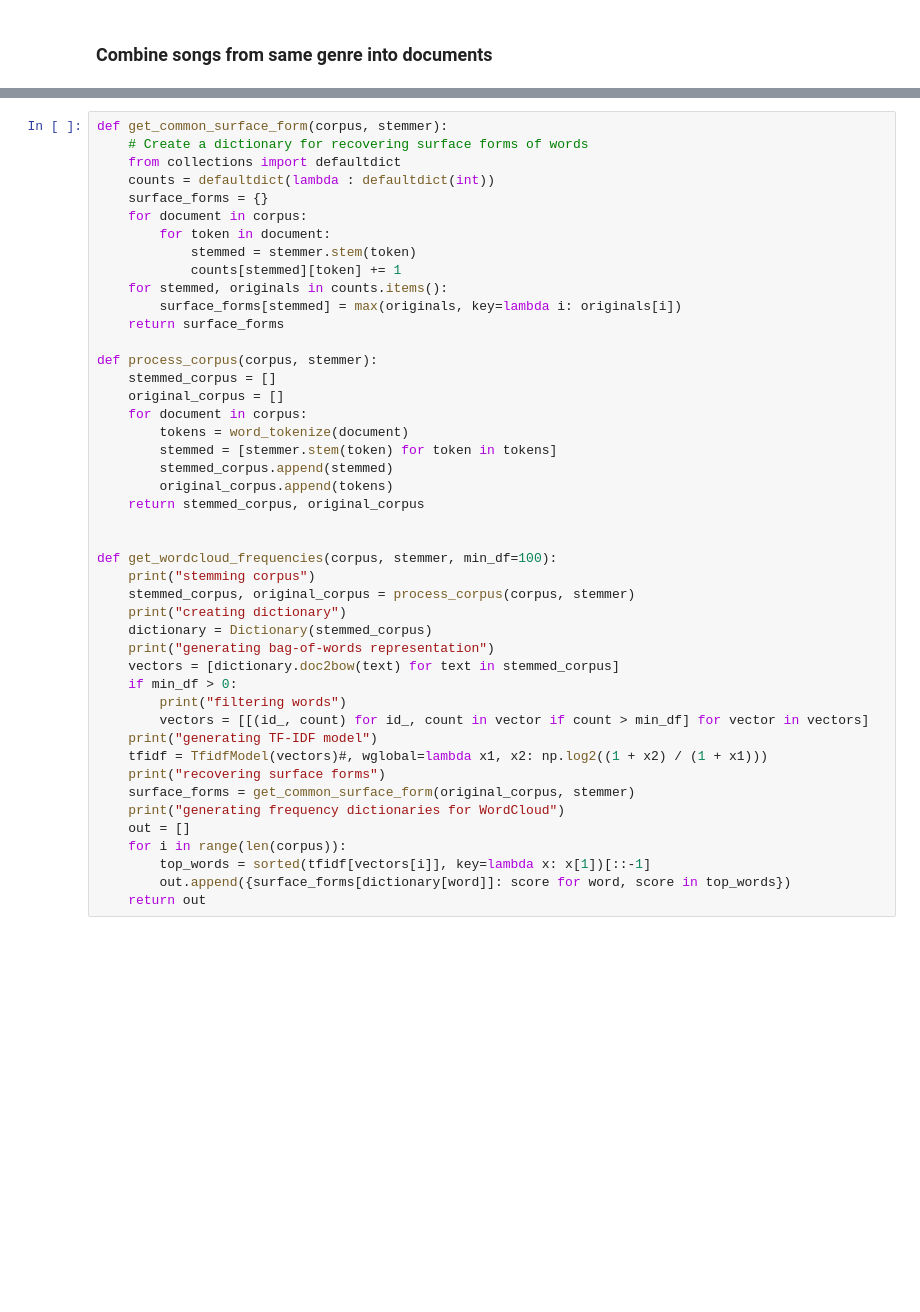
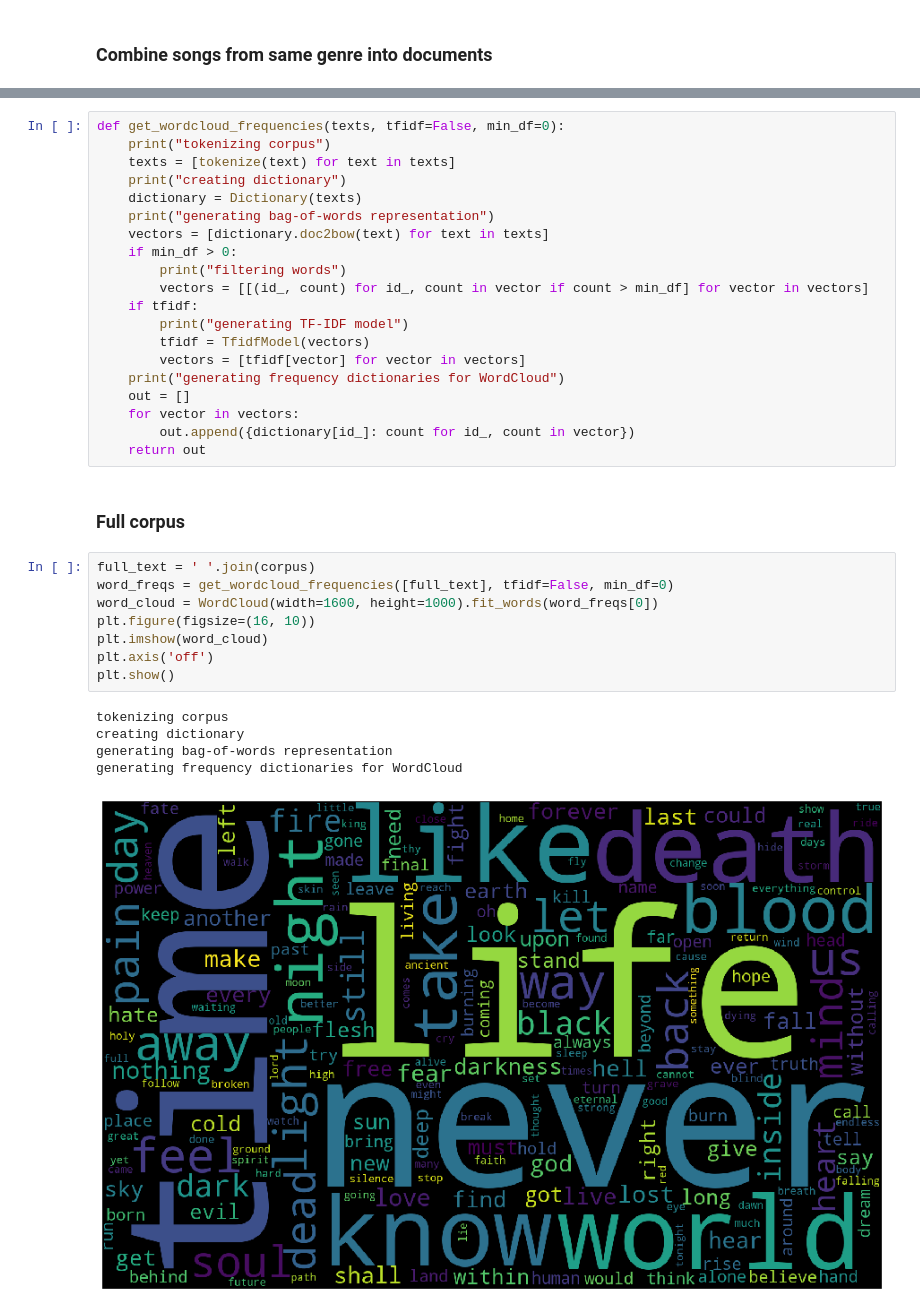
Before and after one commit to pdqnguyen/metallyrics, a Jupyter notebook: lyrics1.ipynb, the cells around one changed output, grey strips where cells are left out. Saved outputs shown, nothing was run; the diff lists cells and outputs as text; blank space fills up the shorter version.

```diff
--- a/lyrics1.ipynb
+++ b/lyrics1.ipynb
@@ -100,45 +72,36 @@ for language in languages:
 # %%
-def get_common_surface_form(corpus, stemmer):
-    # Create a dictionary for recovering surface forms of words
-    from collections import defaultdict
-    counts = defaultdict(lambda : defaultdict(int))
-    surface_forms = {}
-    for document in corpus:
-        for token in document:
-            stemmed = stemmer.stem(token)
-            counts[stemmed][token] += 1
-    for stemmed, originals in counts.items():
-        surface_forms[stemmed] = max(originals, key=lambda i: originals[i])
-    return surface_forms
-
-def process_corpus(corpus, stemmer):
-    stemmed_corpus = []
-    original_corpus = []
-    for document in corpus:
-        tokens = word_tokenize(document)
-        stemmed = [stemmer.stem(token) for token in tokens]
-        stemmed_corpus.append(stemmed)
-        original_corpus.append(tokens)
-    return stemmed_corpus, original_corpus
-
-
-def get_wordcloud_frequencies(corpus, stemmer, min_df=100):
-    print("stemming corpus")
-    stemmed_corpus, original_corpus = process_corpus(corpus, stemmer)
+def get_wordcloud_frequencies(texts, tfidf=False, min_df=0):
+    print("tokenizing corpus")
+    texts = [tokenize(text) for text in texts]
     print("creating dictionary")
-    dictionary = Dictionary(stemmed_corpus)
+    dictionary = Dictionary(texts)
     print("generating bag-of-words representation")
-    vectors = [dictionary.doc2bow(text) for text in stemmed_corpus]
+    vectors = [dictionary.doc2bow(text) for text in texts]
     if min_df > 0:
         print("filtering words")
         vectors = [[(id_, count) for id_, count in vector if count > min_df] for vector in vectors]
-    print("generating TF-IDF model")
-    tfidf = TfidfModel(vectors)#, wglobal=lambda x1, x2: np.log2((1 + x2) / (1 + x1)))
-    print("recovering surface forms")
-    surface_forms = get_common_surface_form(original_corpus, stemmer)
+    if tfidf:
+        print("generating TF-IDF model")
+        tfidf = TfidfModel(vectors)
+        vectors = [tfidf[vector] for vector in vectors]
     print("generating frequency dictionaries for WordCloud")
     out = []
-    for i in range(len(corpus)):
-        top_words = sorted(tfidf[vectors[i]], key=lambda x: x[1])[::-1]
-        out.append({surface_forms[dictionary[word]]: score for word, score in top_words})
+    for vector in vectors:
+        out.append({dictionary[id_]: count for id_, count in vector})
     return out
+# %% [markdown]
+### Full corpus
+# %%
+full_text = ' '.join(corpus)
+word_freqs = get_wordcloud_frequencies([full_text], tfidf=False, min_df=0)
+word_cloud = WordCloud(width=1600, height=1000).fit_words(word_freqs[0])
+plt.figure(figsize=(16, 10))
+plt.imshow(word_cloud)
+plt.axis('off')
+plt.show()
+# %% [output]
+tokenizing corpus
+creating dictionary
+generating bag-of-words representation
+generating frequency dictionaries for WordCloud
+[figure, added]
```
Also changed, not shown: parts of 13 cells of this notebook.
